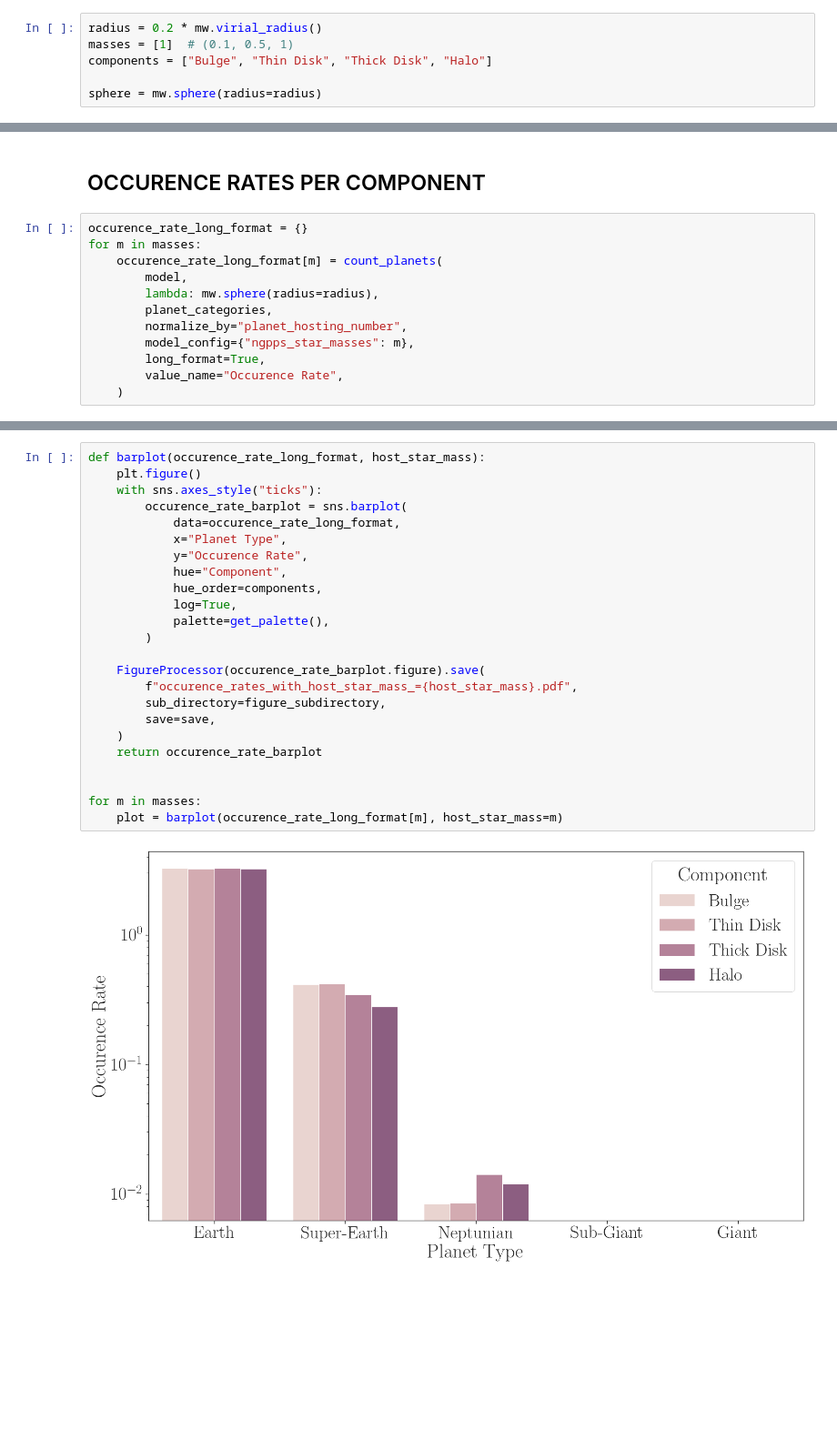
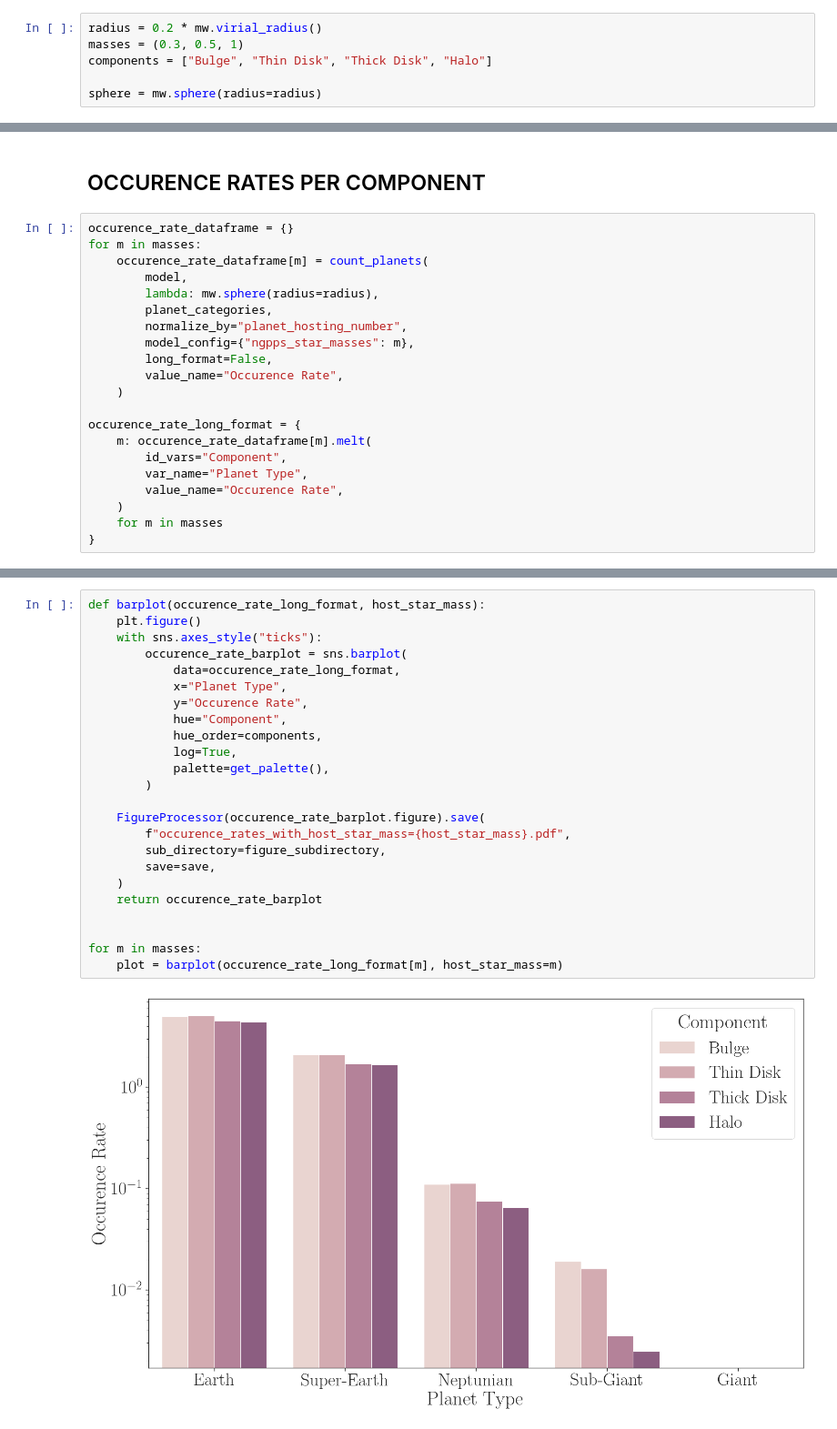
Before and after one commit to ChrisBoettner/skaro, a Jupyter notebook: notebooks/Component_populations.ipynb, the cells around one changed output, grey strips where cells are left out. Shown at 91% size. Cells and saved outputs as stored; diff of their text form; blank space fills up the shorter version.

```diff
--- a/notebooks/Component_populations.ipynb
+++ b/notebooks/Component_populations.ipynb
@@ -84,7 +84,7 @@ save = True
 ## CREATE DATASOURCE
 # %%
 radius = 0.2 * mw.virial_radius()
-masses = [1]  # (0.1, 0.5, 1)
+masses = (0.3, 0.5, 1)
 components = ["Bulge", "Thin Disk", "Thick Disk", "Halo"]
 
 sphere = mw.sphere(radius=radius)
@@ -135,15 +135,24 @@ planet_ages.round(decimals=1)
 # %% [markdown]
 ## OCCURENCE RATES PER COMPONENT
 # %%
-occurence_rate_long_format = {}
+occurence_rate_dataframe = {}
 for m in masses:
-    occurence_rate_long_format[m] = count_planets(
+    occurence_rate_dataframe[m] = count_planets(
         model,
         lambda: mw.sphere(radius=radius),
         planet_categories,
         normalize_by="planet_hosting_number",
         model_config={"ngpps_star_masses": m},
-        long_format=True,
+        long_format=False,
         value_name="Occurence Rate",
     )
+
+occurence_rate_long_format = {
+    m: occurence_rate_dataframe[m].melt(
+        id_vars="Component",
+        var_name="Planet Type",
+        value_name="Occurence Rate",
+    )
+    for m in masses
+}
 # %% [output]
@@ -166,28 +175,28 @@ for m in masses:
 # %%
 def barplot(occurence_rate_long_format, host_star_mass):
     plt.figure()
     with sns.axes_style("ticks"):
         occurence_rate_barplot = sns.barplot(
             data=occurence_rate_long_format,
             x="Planet Type",
             y="Occurence Rate",
             hue="Component",
             hue_order=components,
             log=True,
             palette=get_palette(),
         )
 
     FigureProcessor(occurence_rate_barplot.figure).save(
-        f"occurence_rates_with_host_star_mass_={host_star_mass}.pdf",
+        f"occurence_rates_with_host_star_mass={host_star_mass}.pdf",
         sub_directory=figure_subdirectory,
         save=save,
     )
     return occurence_rate_barplot
 
 
 for m in masses:
     plot = barplot(occurence_rate_long_format[m], host_star_mass=m)
 # %% [output]
-[figure, old version]
+[figure, new version]
 [figure]
 [figure]
```
Also changed, not shown: parts of 5 cells of this notebook, 37 other files.
